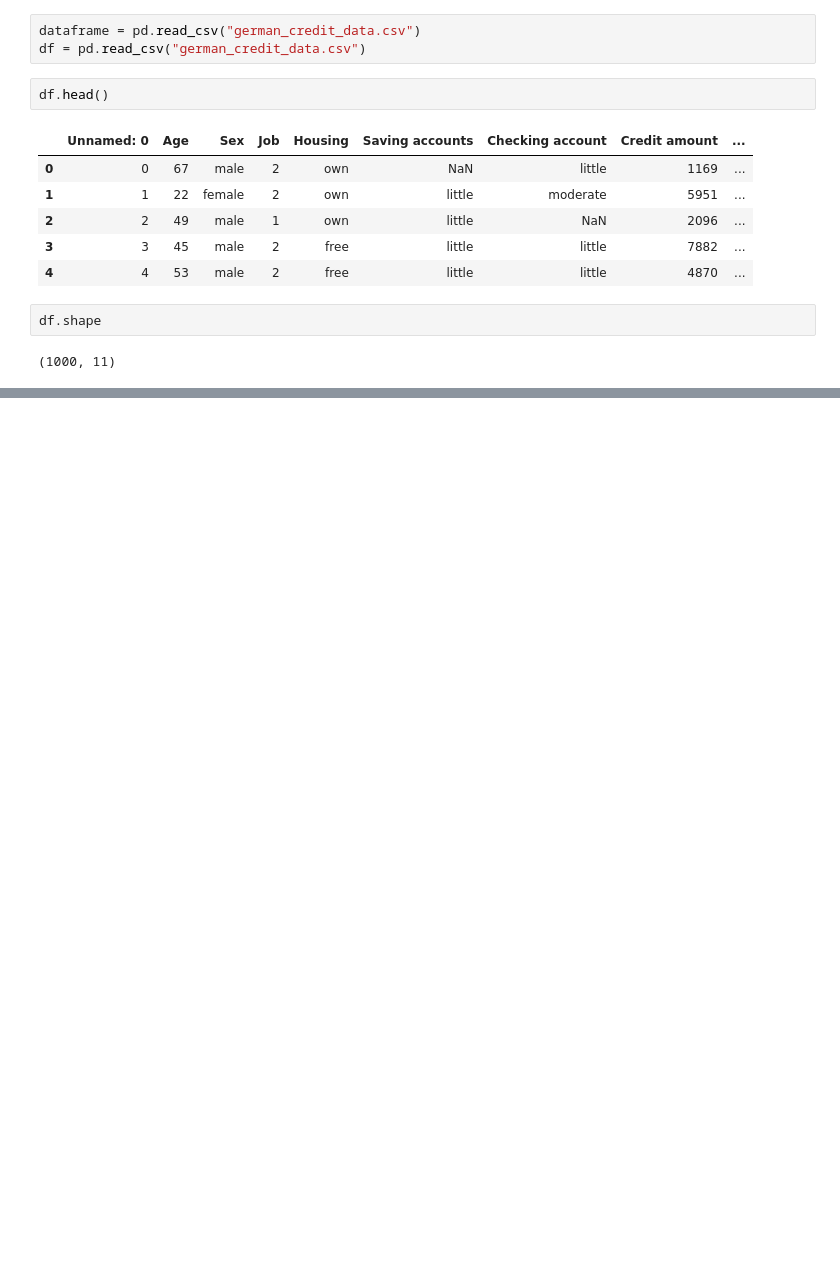
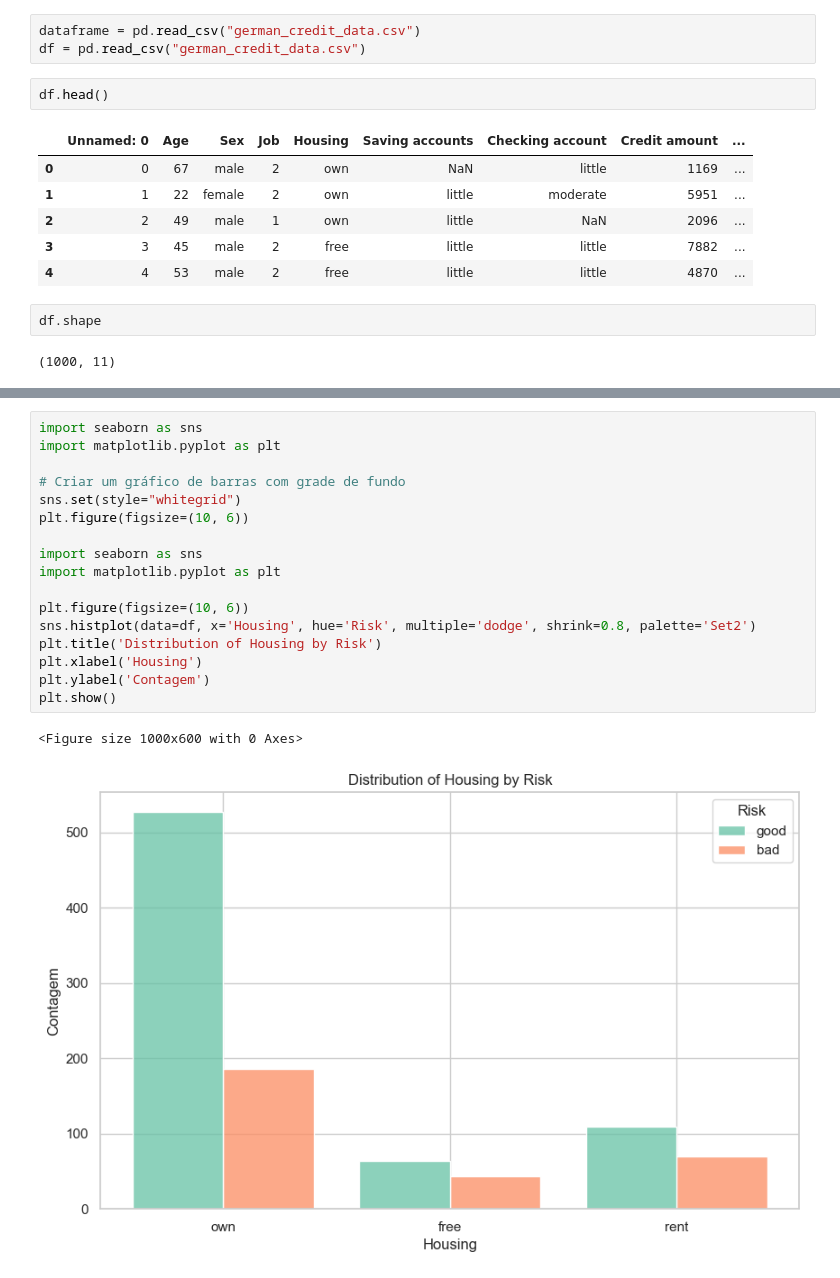
Before and after one commit to CCT-Dublin/capstone-project-feb-2024-ft-Marluce2906, a Jupyter notebook: MarluceTacianaBora_StratThink_HDipData_CA2.ipynb, the cells around one changed output, grey strips where cells are left out. Cells and saved outputs as stored; diff of their text form; blank space fills up the shorter version.

```diff
--- a/MarluceTacianaBora_StratThink_HDipData_CA2.ipynb
+++ b/MarluceTacianaBora_StratThink_HDipData_CA2.ipynb
@@ -82,0 +330,20 @@ memory usage: 86.1+ KB
+# %%
+import seaborn as sns
+import matplotlib.pyplot as plt
+
+# Criar um gráfico de barras com grade de fundo
+sns.set(style="whitegrid")
+plt.figure(figsize=(10, 6))
+
+import seaborn as sns
+import matplotlib.pyplot as plt
+
+plt.figure(figsize=(10, 6))
+sns.histplot(data=df, x='Housing', hue='Risk', multiple='dodge', shrink=0.8, palette='Set2')
+plt.title('Distribution of Housing by Risk')
+plt.xlabel('Housing')
+plt.ylabel('Contagem')
+plt.show()
+# %% [output]
+<Figure size 1000x600 with 0 Axes>
+[figure, added]
```
Also changed, not shown: parts of 88 cells of this notebook.
